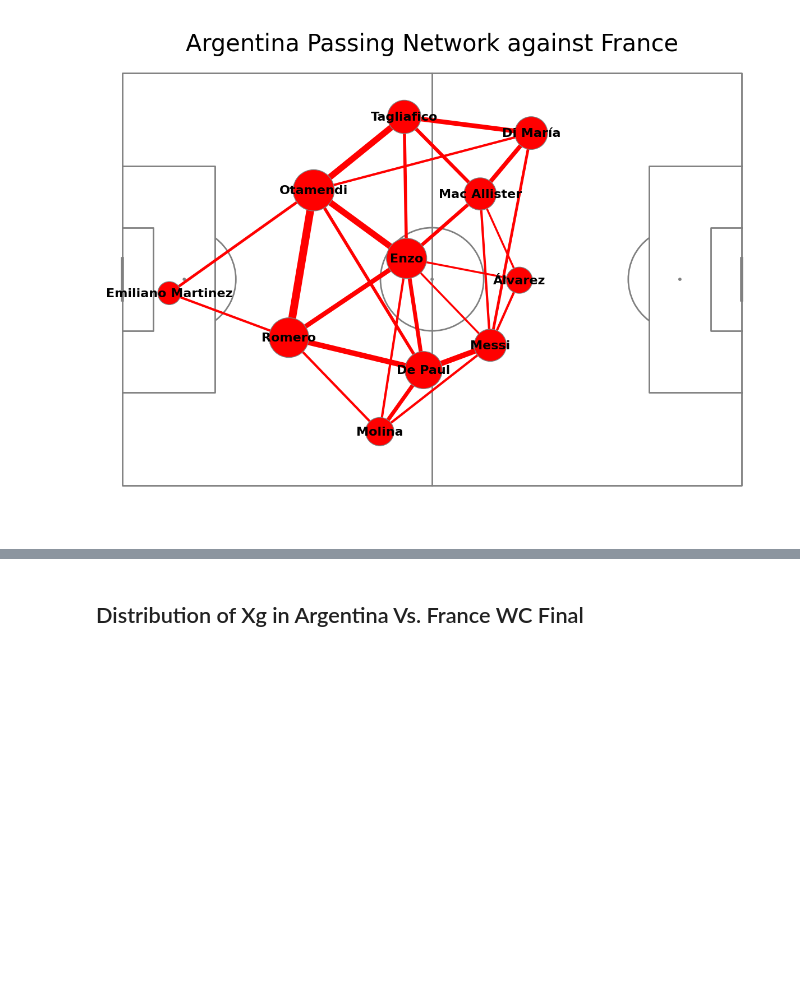
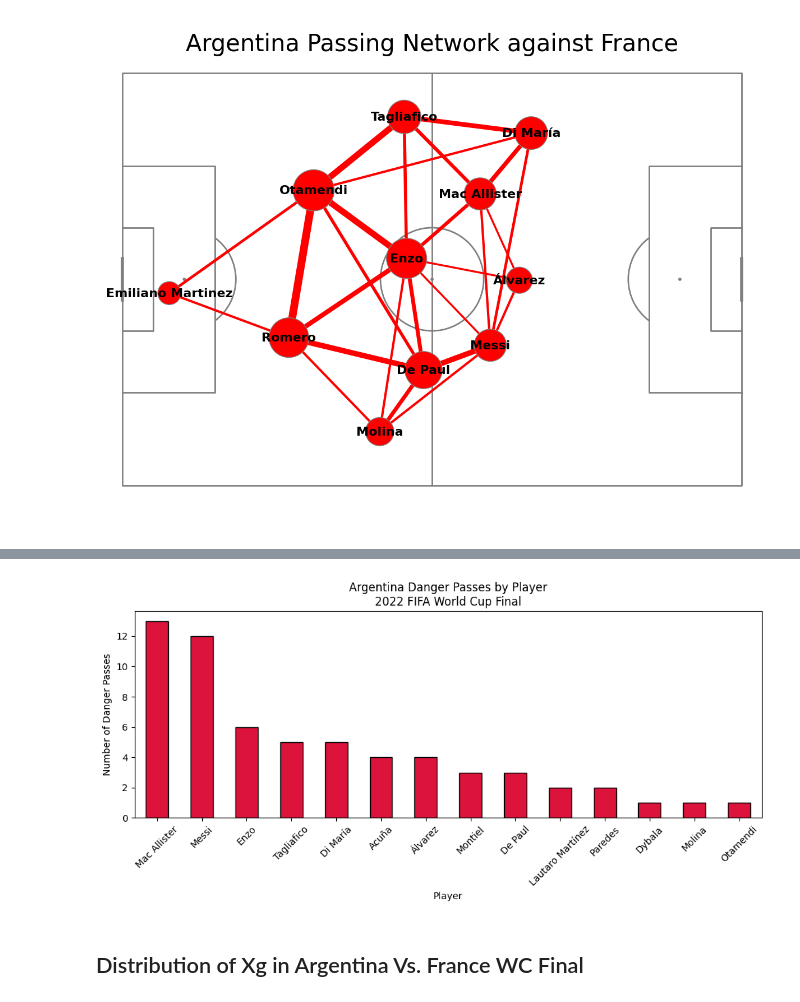
Before and after one commit to AliKhaled98/soccer-analytics, a Jupyter notebook: notebooks/soccereda.ipynb, the cells around one changed output, grey strips where cells are left out. Saved outputs shown, nothing was run; the diff lists cells and outputs as text; code cells hidden in the pictures; blank space fills up the shorter version.

```diff
--- a/notebooks/soccereda.ipynb
+++ b/notebooks/soccereda.ipynb
@@ -657,3 +874,39 @@ plt.show()
+# %%
+danger_passes_df["arg_player"] = (
+    danger_passes_df["player.name"]
+    .map(arg_player_names_map)
+)
+
+danger_passes_df["arg_recipient"] = (
+    danger_passes_df["pass.recipient.name"]
+    .map(arg_player_names_map)
+)
+# %%
+pass_count = (
+    danger_passes_df
+    .groupby("arg_player")
+    .size()
+    .sort_values(ascending=False)
+)
+
+fig, ax = plt.subplots(figsize=(10,5))
+
+pass_count.plot(
+    kind="bar",
+    color="crimson",
+    edgecolor="black",
+    ax=ax
+)
+
+ax.set_xlabel("Player")
+ax.set_ylabel("Number of Danger Passes")
+ax.set_title("Argentina Danger Passes by Player\n2022 FIFA World Cup Final")
+
+plt.xticks(rotation=45)
+plt.tight_layout()
+plt.show()
+# %% [output]
+[figure, added]
 # %% [markdown]
 ## Distribution of Xg in Argentina Vs. France WC Final
 # %%
```
Also changed, not shown: parts of 13 cells of this notebook.
